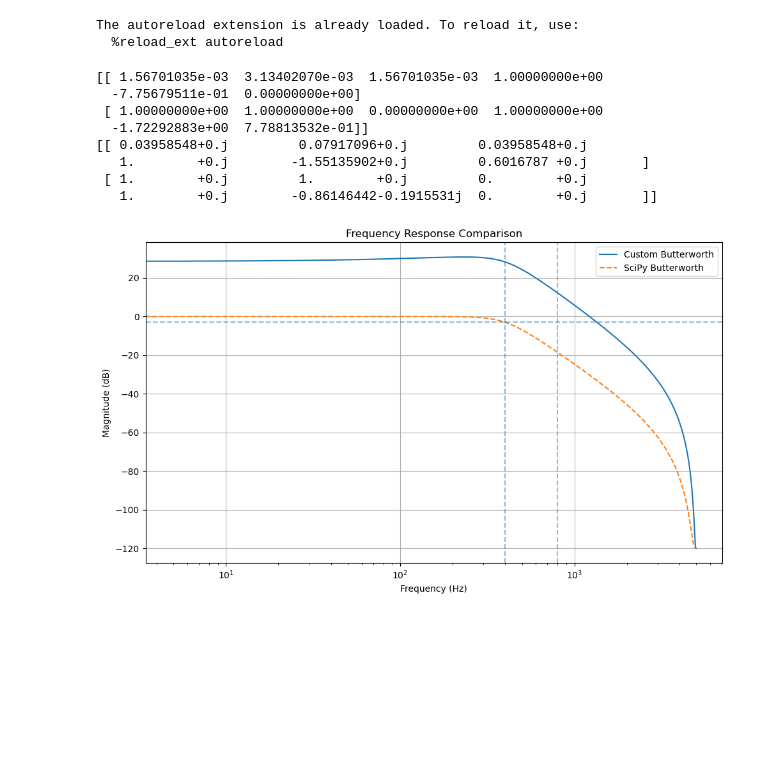
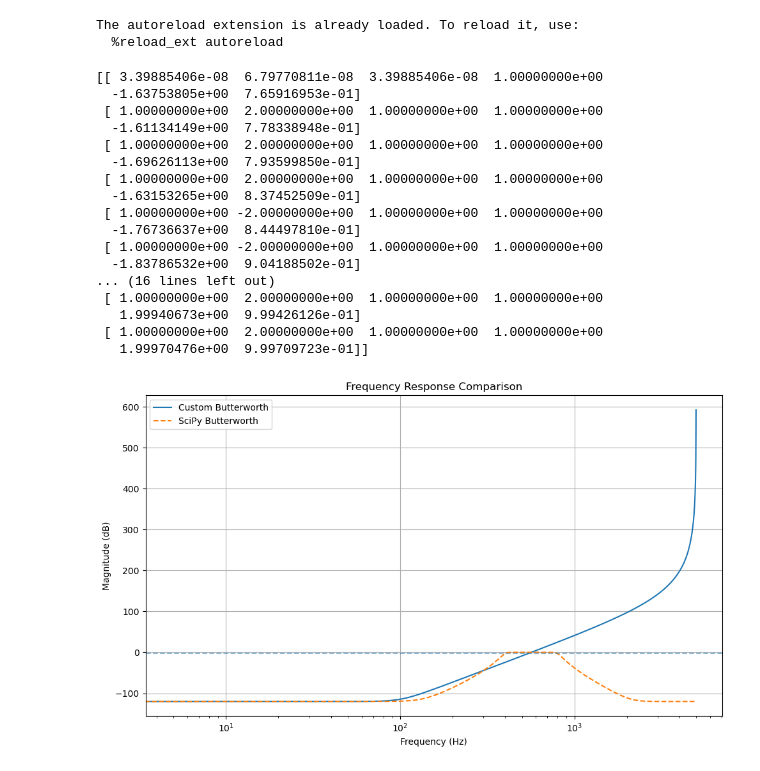
Before and after one commit to emlearn/emlearn-micropython, a Jupyter notebook: examples/filters_iir/FilterTests.ipynb, the cells around one changed output. Saved outputs shown, nothing was run; the diff lists cells and outputs as text; code cells hidden in the pictures; blank space fills up the shorter version.

Commit message:
TEMP: lowpass and highpass looks correct?? bandpass is crazy off

```diff
--- a/examples/filters_iir/FilterTests.ipynb
+++ b/examples/filters_iir/FilterTests.ipynb
@@ -16,47 +16,56 @@ import matplotlib.pyplot as plt
 
 # === Validation setup ===
 fs = 10000           # Sampling frequency (Hz)
-order = 3         # Filter order
-cutoff = 400        # Lowpass cutoff (Hz)
-ftype = 'lowpass'   # Filter type
+order = 8       # Filter order
+cutoff = (400, 800)     # Lowpass cutoff (Hz)
+ftype = 'bandpass'   # Filter type
 
 # Your custom filter coefficients (SOS)
-custom_sos = design_butterworth(order, ftype, fs, cutoff)
+custom_sos = design_butterworth(order, ftype, fs, f1=cutoff[0], f2=cutoff[1])
 
 # SciPy reference filter (matched settings)
 nyq = fs / 2
 scipy_sos = signal.butter(order, cutoff, btype=ftype, output='sos', fs=fs)
 
 import numpy
 print(numpy.array(scipy_sos))
 print(numpy.array(custom_sos))
 
 # === Frequency response comparison ===
 def plot_sos_response(sos, label, style='-'):
     w, h = signal.sosfreqz(sos, worN=1024, fs=fs)
     plt.plot(w, 20 * np.log10(abs(h) + 1e-6), style, label=label)
 
 plt.figure(figsize=(10, 6))
 plot_sos_response(custom_sos, 'Custom Butterworth')
 plot_sos_response(scipy_sos, 'SciPy Butterworth', '--')
 plt.title('Frequency Response Comparison')
 plt.xlabel('Frequency (Hz)')
 plt.xscale('log')
 plt.ylabel('Magnitude (dB)')
-plt.axvline(cutoff, ls='--', alpha=0.5)
-plt.axvline(cutoff*2, ls='--', alpha=0.5)
+#plt.axvline(cutoff, ls='--', alpha=0.5)
+#plt.axvline(cutoff*2, ls='--', alpha=0.5)
 plt.axhline(-3.0, ls='--', alpha=0.5)
 plt.grid(True)
 plt.legend()
 plt.tight_layout()
 plt.show()
 # %% [output]
-[[ 1.56701035e-03  3.13402070e-03  1.56701035e-03  1.00000000e+00
-  -7.75679511e-01  0.00000000e+00]
- [ 1.00000000e+00  1.00000000e+00  0.00000000e+00  1.00000000e+00
-  -1.72292883e+00  7.78813532e-01]]
-[[ 0.03958548+0.j         0.07917096+0.j         0.03958548+0.j
-   1.        +0.j        -1.55135902+0.j         0.6016787 +0.j       ]
- [ 1.        +0.j         1.        +0.j         0.        +0.j
-   1.        +0.j        -0.86146442-0.1915531j  0.        +0.j       ]]
+[[ 3.39885406e-08  6.79770811e-08  3.39885406e-08  1.00000000e+00
+  -1.63753805e+00  7.65916953e-01]
+ [ 1.00000000e+00  2.00000000e+00  1.00000000e+00  1.00000000e+00
+  -1.61134149e+00  7.78338948e-01]
+ [ 1.00000000e+00  2.00000000e+00  1.00000000e+00  1.00000000e+00
+  -1.69626113e+00  7.93599850e-01]
+ [ 1.00000000e+00  2.00000000e+00  1.00000000e+00  1.00000000e+00
+  -1.63153265e+00  8.37452509e-01]
+ [ 1.00000000e+00 -2.00000000e+00  1.00000000e+00  1.00000000e+00
+  -1.76736637e+00  8.44497810e-01]
+ [ 1.00000000e+00 -2.00000000e+00  1.00000000e+00  1.00000000e+00
+  -1.83786532e+00  9.04188502e-01]
+... (16 lines left out)
+ [ 1.00000000e+00  2.00000000e+00  1.00000000e+00  1.00000000e+00
+   1.99940673e+00  9.99426126e-01]
+ [ 1.00000000e+00  2.00000000e+00  1.00000000e+00  1.00000000e+00
+   1.99970476e+00  9.99709723e-01]]
-[figure, old version]
+[figure, new version]
```
Also changed, not shown: 1 other file.
